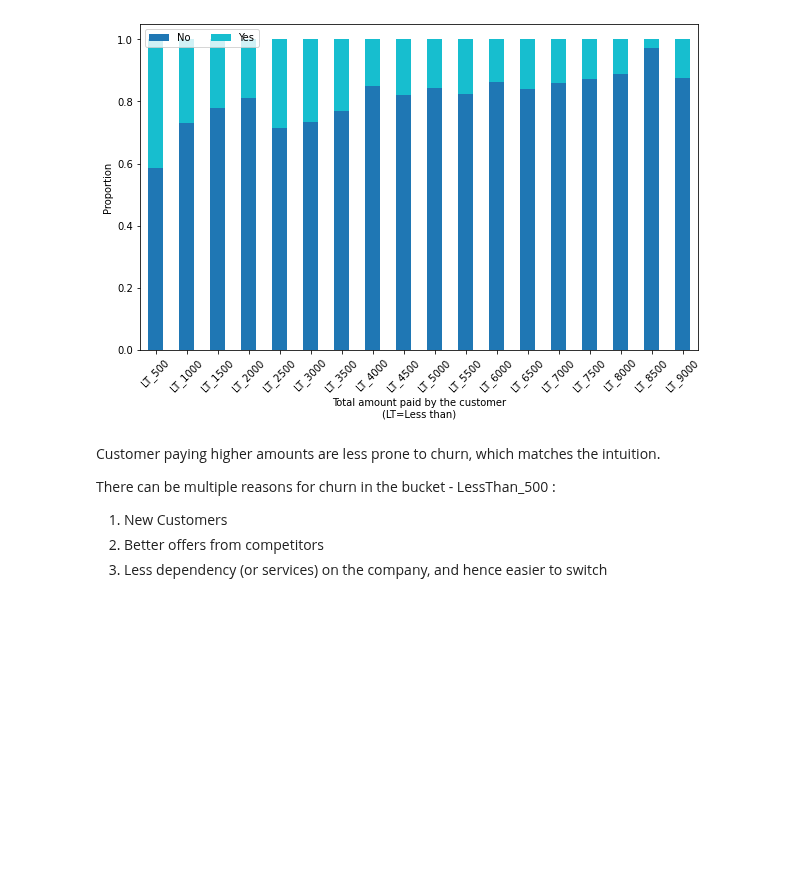
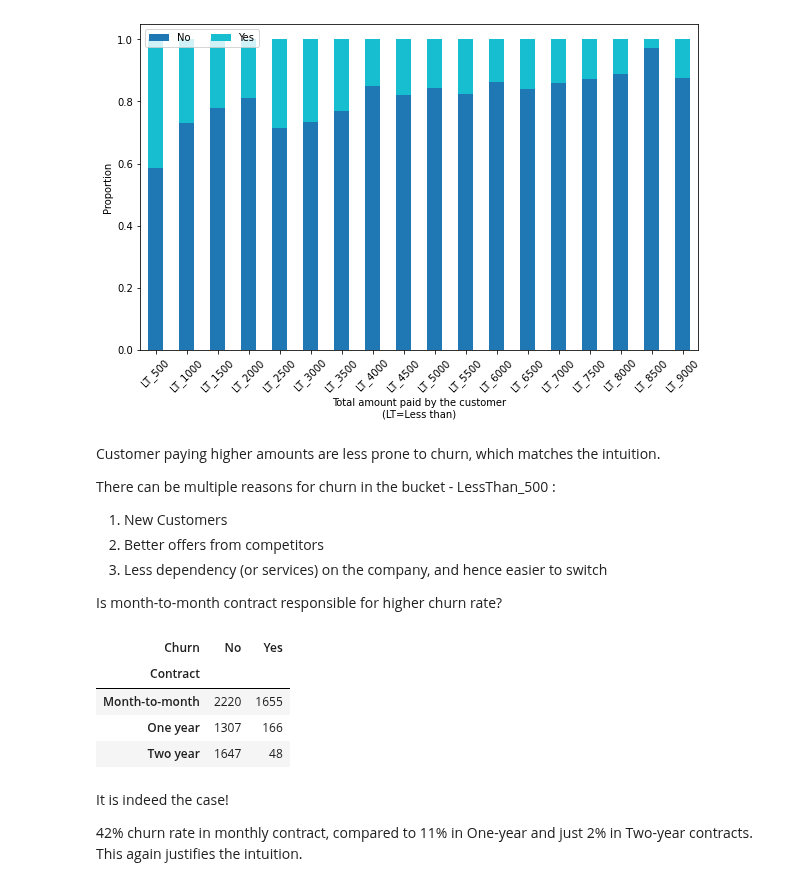
Before and after one commit to suvigyajain0101/CaseStudies, a Jupyter notebook: SurvivalAnalysis/01_DataPrep.ipynb, the cells around one changed output. Cells and saved outputs as stored; diff of their text form; code cells hidden in the pictures; blank space fills up the shorter version.

```diff
--- a/SurvivalAnalysis/01_DataPrep.ipynb
+++ b/SurvivalAnalysis/01_DataPrep.ipynb
@@ -137,3 +137,17 @@ There can be multiple reasons for churn in the bucket - LessThan_500 :
 1. New Customers
 2. Better offers from competitors
 3. Less dependency (or services) on the company, and hence easier to switch
+
+Is month-to-month contract responsible for higher churn rate?
+# %%
+pd.crosstab(df['Contract'], df['Churn'])
+# %% [output]
+| Churn | No | Yes |
+| Contract |  |  |
+| Month-to-month | 2220 | 1655 |
+| One year | 1307 | 166 |
+| Two year | 1647 | 48 |
+# %% [markdown]
+It is indeed the case!
+
+42% churn rate in monthly contract, compared to 11% in One-year and just 2% in Two-year contracts. This again justifies the intuition.
```
